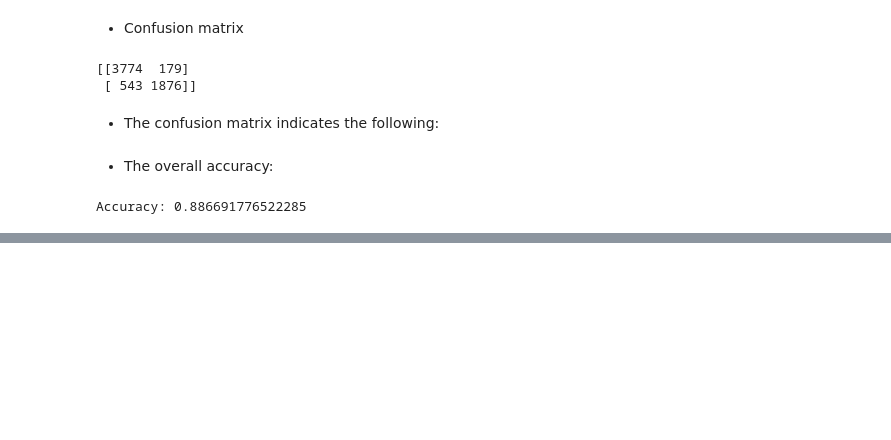
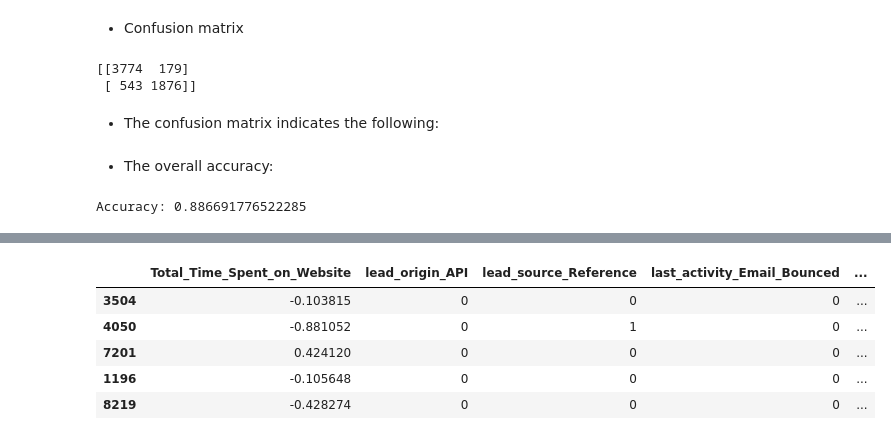
Before and after one commit to BharatPanera/lead_scoring_case_study, a Jupyter notebook: lead_scoring.ipynb, the cells around one changed output, grey strips where cells are left out. Cells and saved outputs as stored; diff of their text form; code cells hidden in the pictures; blank space fills up the shorter version.

```diff
--- a/lead_scoring.ipynb
+++ b/lead_scoring.ipynb
@@ -1995,0 +2096,15 @@ Accuracy: 0.886691776522285
+# %%
+# Transform on data
+X_test[['TotalVisits', 'Total_Time_Spent_on_Website', 'Page_Views_Per_Visit']] = scaler.transform(X_test[['TotalVisits', 'Total_Time_Spent_on_Website',
+                                                                                                                'Page_Views_Per_Visit']])
+# %%
+# Assigning the columns supported by RFE to the X_test
+X_test = X_test[rfe_supported_cols]
+X_test.head()
+# %% [output]
+|  | Total_Time_Spent_on_Website | lead_origin_API | lead_source_Reference | last_activity_Email_Bounced | ... |
+| 3504 | -0.103815 | 0 | 0 | 0 | ... |
+| 4050 | -0.881052 | 0 | 1 | 0 | ... |
+| 7201 | 0.424120 | 0 | 0 | 0 | ... |
+| 1196 | -0.105648 | 0 | 0 | 0 | ... |
+| 8219 | -0.428274 | 0 | 0 | 0 | ... |
```
Also changed, not shown: parts of 33 cells of this notebook.
